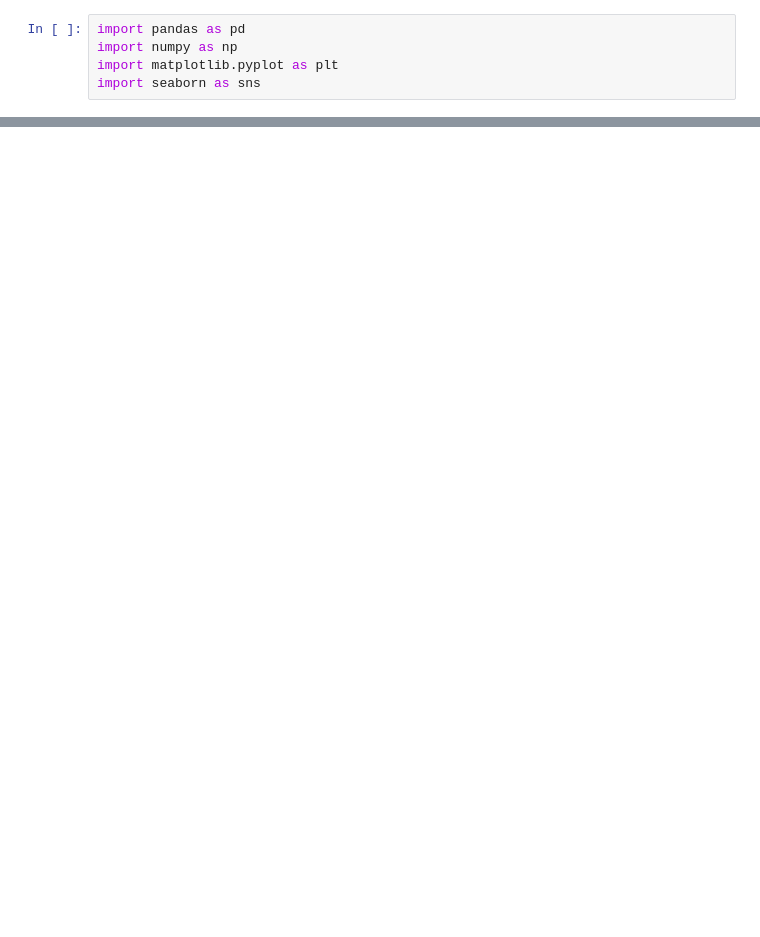
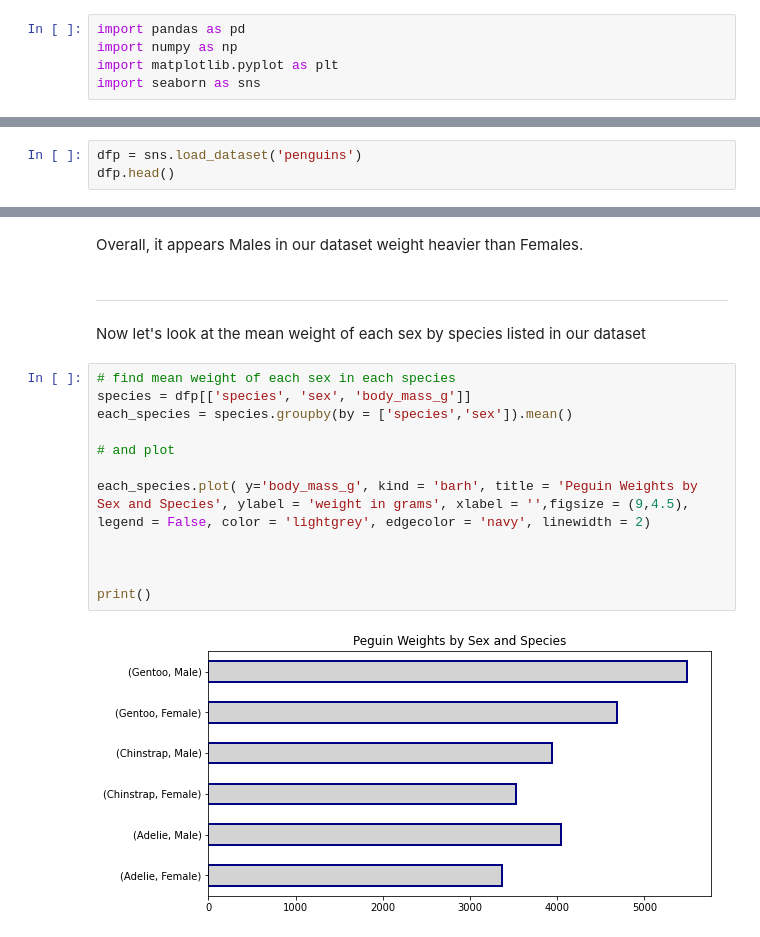
Before and after one commit to kimmyd70/data-visualization, a Jupyter notebook: viz-b.ipynb, the cells around one changed output, grey strips where cells are left out. Drawn from its saved outputs; the diff is of its cells as text; blank space fills up the shorter version.

```diff
--- a/viz-b.ipynb
+++ b/viz-b.ipynb
@@ -18,0 +10,3 @@ Radiohead were inducted into the Rock and Roll Hall of Fame in 2019.
+# %%
+dfp = sns.load_dataset('penguins')
+dfp.head()
@@ -18,0 +41,20 @@ Radiohead were inducted into the Rock and Roll Hall of Fame in 2019.
+# %% [markdown]
+Overall, it appears Males in our dataset weight heavier than Females.
+# %% [markdown]
+______________________________________
+# %% [markdown]
+Now let's look at the mean weight of each sex by species listed in our dataset
+# %%
+# find mean weight of each sex in each species
+species = dfp[['species', 'sex', 'body_mass_g']]
+each_species = species.groupby(by = ['species','sex']).mean()
+
+# and plot
+
+each_species.plot( y='body_mass_g', kind = 'barh', title = 'Peguin Weights by Sex and Species', ylabel = 'weight in grams', xlabel = '',figsize = (9,4.5), legend = False, color = 'lightgrey', edgecolor = 'navy', linewidth = 2)
+
+
+
+print()
+# %% [output]
+[figure, added]
```
Also changed, not shown: parts of 8 cells of this notebook, 6 other files.
